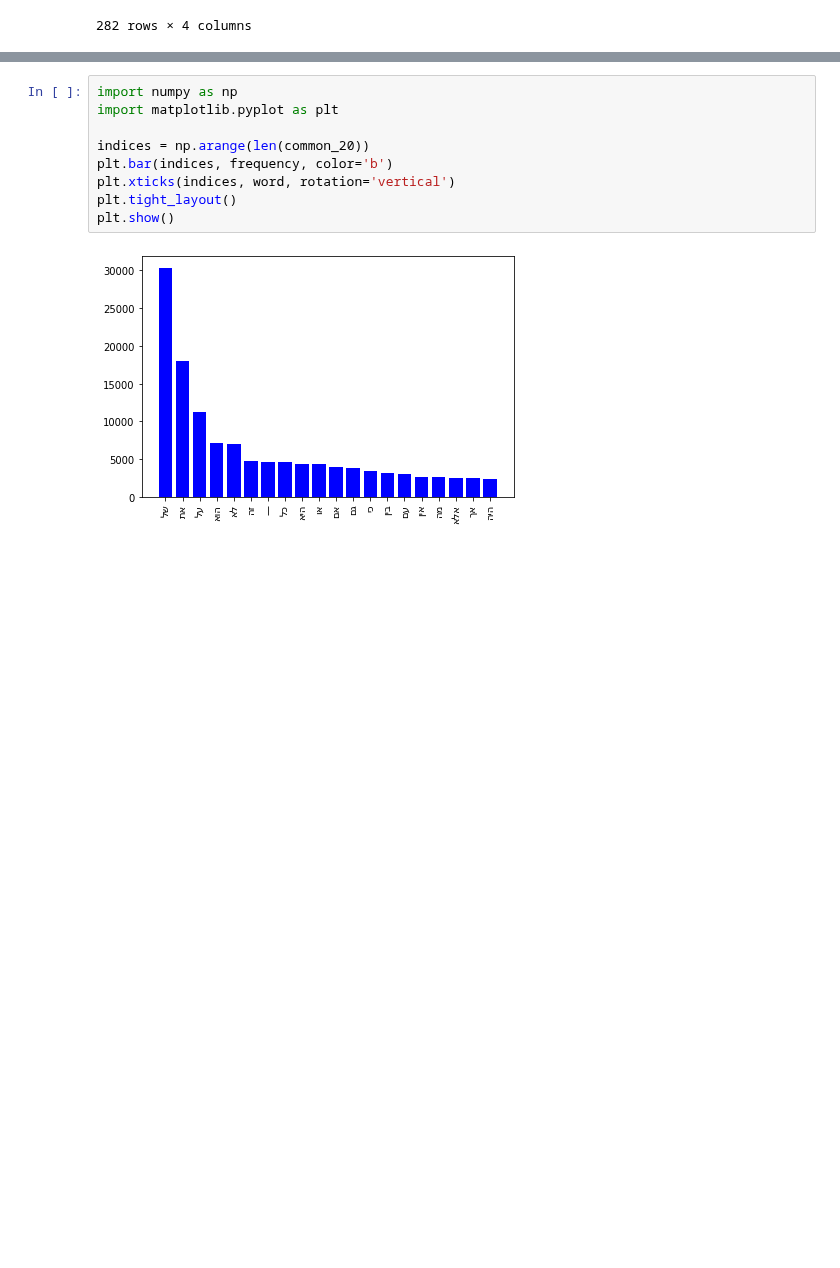
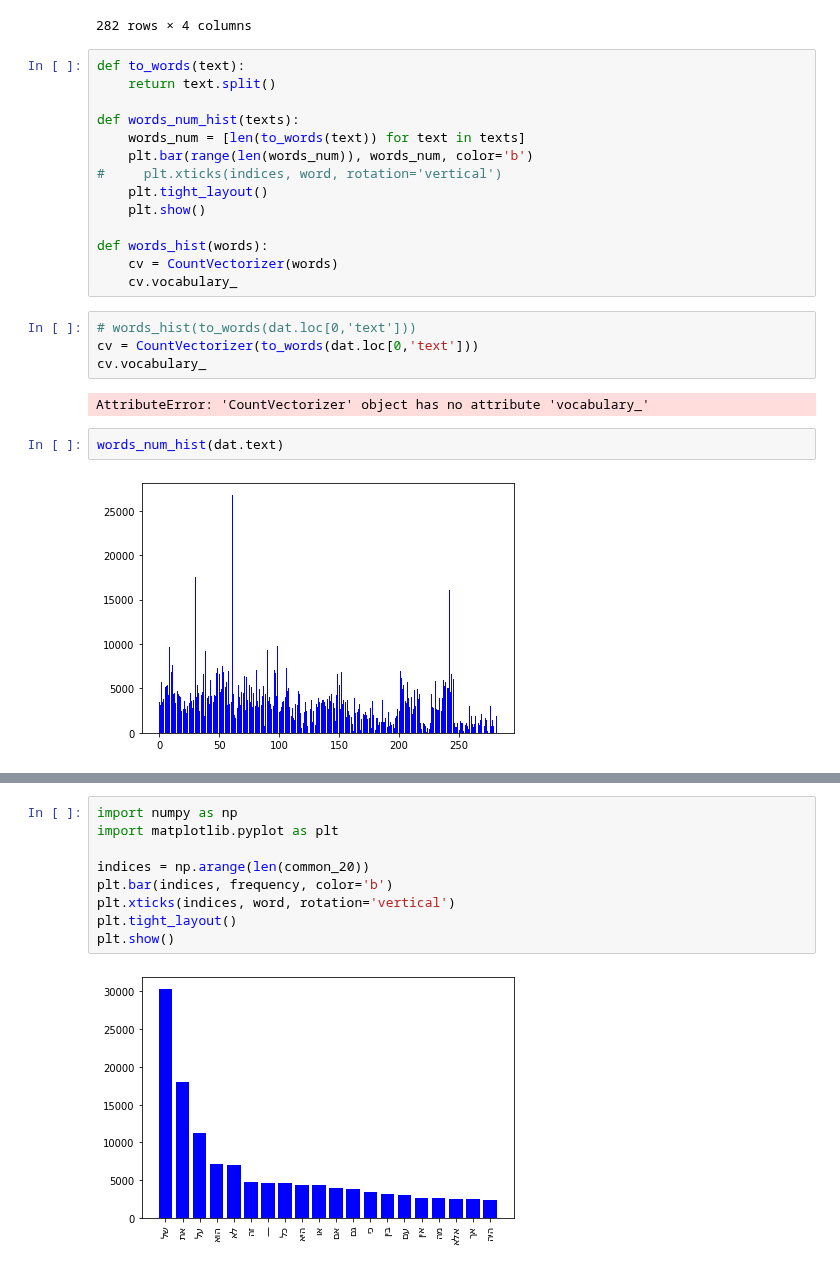
Before and after one commit to roishlezinger/nlpH, a Jupyter notebook: data_collection.ipynb, the cells around one changed output, grey strips where cells are left out. Saved outputs shown, nothing was run; the diff lists cells and outputs as text; blank space fills up the shorter version.

```diff
--- a/data_collection.ipynb
+++ b/data_collection.ipynb
@@ -53,6 +55,30 @@ dat
 | 280 | https://thinkil.co.il/texts/m016p... | ידיעות מעולם המחשבים |  | \n\nקורס תיכנות בבית סהר\nאסיר בן... |
 | 281 | https://thinkil.co.il/texts/m016p... | ייצור מעגלים מיקרו-אלקטרוניים בעז... |  | \n\n\n הקדמה:\n ... |
 282 rows × 4 columns
+# %%
+def to_words(text):
+    return text.split()
+
+def words_num_hist(texts):
+    words_num = [len(to_words(text)) for text in texts]
+    plt.bar(range(len(words_num)), words_num, color='b')
+#     plt.xticks(indices, word, rotation='vertical')
+    plt.tight_layout()
+    plt.show()
+
+def words_hist(words):
+    cv = CountVectorizer(words)
+    cv.vocabulary_
+# %%
+# words_hist(to_words(dat.loc[0,'text']))
+cv = CountVectorizer(to_words(dat.loc[0,'text']))
+cv.vocabulary_
+# %% [output]
+AttributeError: 'CountVectorizer' object has no attribute 'vocabulary_'
+# %%
+words_num_hist(dat.text)
+# %% [output]
+[figure, added]
 # %%
 dat['num_word'] = 'NA'
 words = []
```
Also changed, not shown: parts of 4 cells of this notebook.
